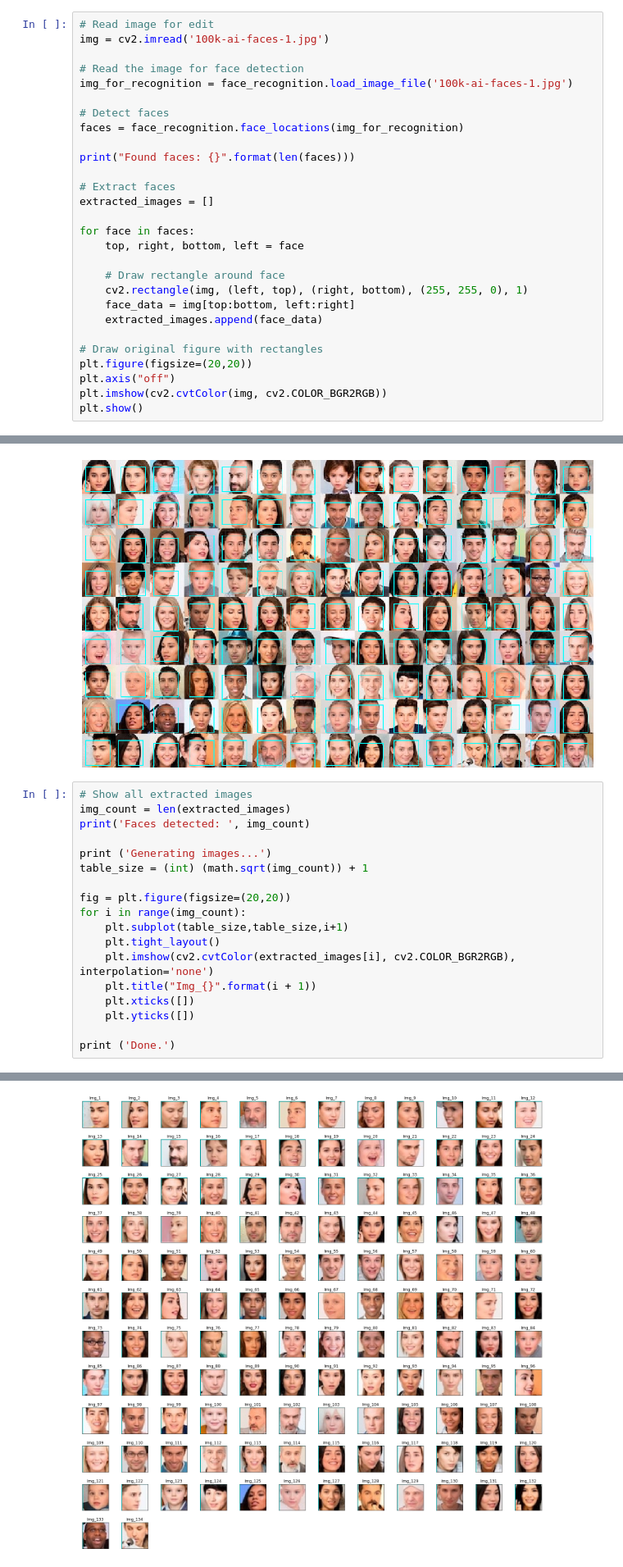
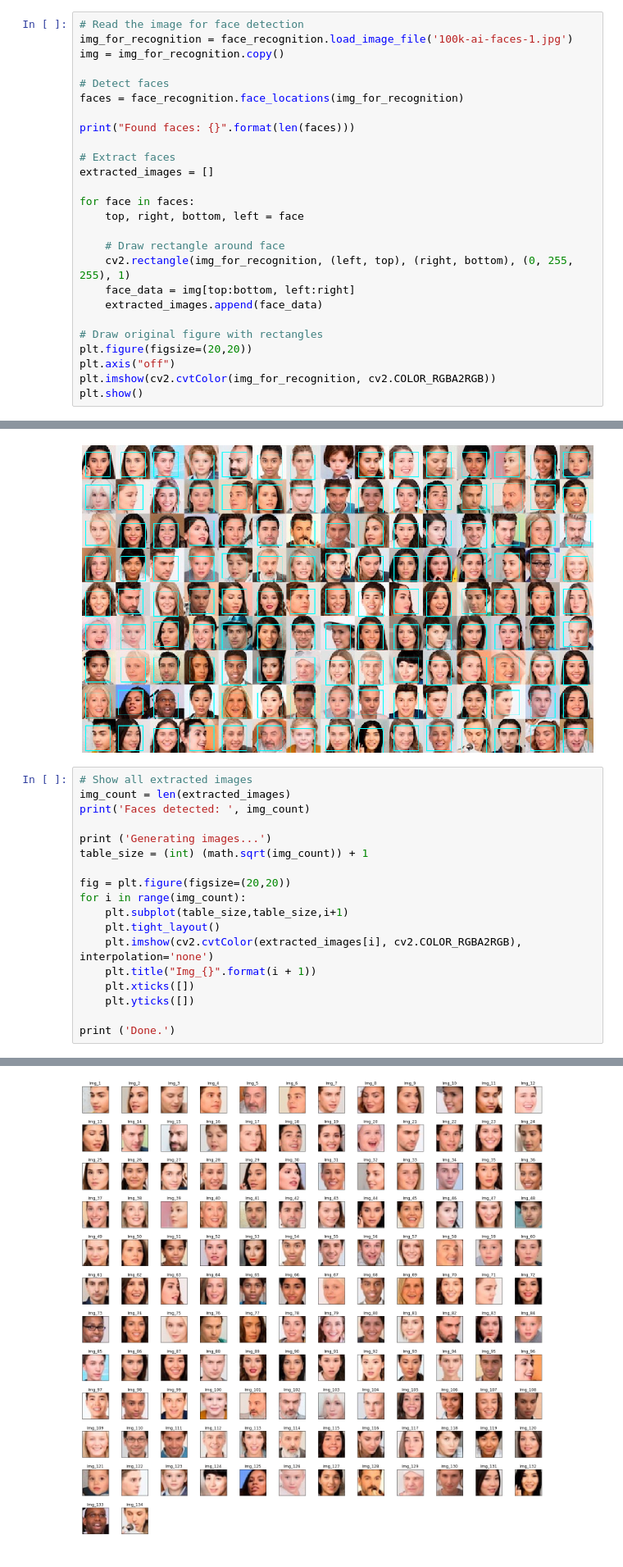
Before and after one commit to lspevak/ml-samples, a Jupyter notebook: ml_face_extraction_using_face_recognition_dlib.ipynb, the cells around one changed output, grey strips where cells are left out. Shown at 82% size. Drawn from its saved outputs; the diff is of its cells as text.

```diff
--- a/ml_face_extraction_using_face_recognition_dlib.ipynb
+++ b/ml_face_extraction_using_face_recognition_dlib.ipynb
@@ -11,11 +11,9 @@ import matplotlib.pyplot as plt
 import numpy as np
 import math
 # %%
-# Read image for edit
-img = cv2.imread('100k-ai-faces-1.jpg')
-
 # Read the image for face detection
 img_for_recognition = face_recognition.load_image_file('100k-ai-faces-1.jpg')
+img = img_for_recognition.copy()
 
 # Detect faces
 faces = face_recognition.face_locations(img_for_recognition)
@@ -29,14 +27,14 @@ for face in faces:
     top, right, bottom, left = face
 
     # Draw rectangle around face
-    cv2.rectangle(img, (left, top), (right, bottom), (255, 255, 0), 1)
+    cv2.rectangle(img_for_recognition, (left, top), (right, bottom), (0, 255, 255), 1)
     face_data = img[top:bottom, left:right]
     extracted_images.append(face_data)
 
 # Draw original figure with rectangles
 plt.figure(figsize=(20,20))
 plt.axis("off")
-plt.imshow(cv2.cvtColor(img, cv2.COLOR_BGR2RGB))
+plt.imshow(cv2.cvtColor(img_for_recognition, cv2.COLOR_RGBA2RGB))
 plt.show()
 # %% [output]
 Found faces: 134
@@ -44,23 +42,23 @@ Found faces: 134
 # %%
 # Show all extracted images
 img_count = len(extracted_images)
 print('Faces detected: ', img_count)
 
 print ('Generating images...')
 table_size = (int) (math.sqrt(img_count)) + 1
 
 fig = plt.figure(figsize=(20,20))
 for i in range(img_count):
     plt.subplot(table_size,table_size,i+1)
     plt.tight_layout()
-    plt.imshow(cv2.cvtColor(extracted_images[i], cv2.COLOR_BGR2RGB), interpolation='none')
+    plt.imshow(cv2.cvtColor(extracted_images[i], cv2.COLOR_RGBA2RGB), interpolation='none')
     plt.title("Img_{}".format(i + 1))
     plt.xticks([])
     plt.yticks([])
 
 print ('Done.')
 # %% [output]
 Faces detected:  134
 Generating images...
 Done.
-[figure, old version]
+[figure, new version]
```
Also changed, not shown: 1 other file.
